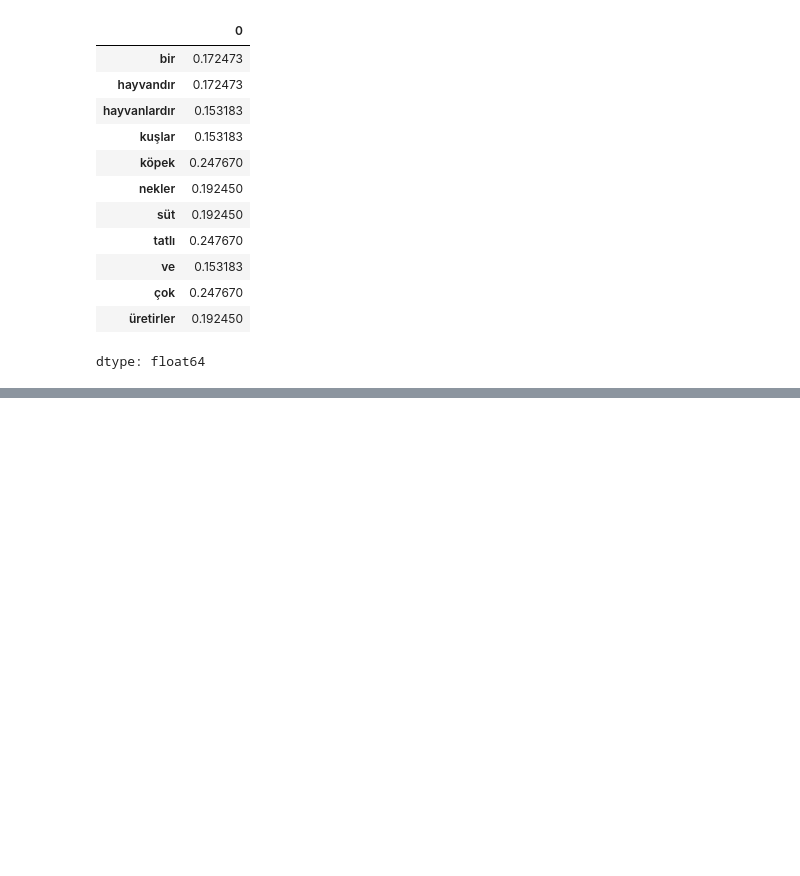
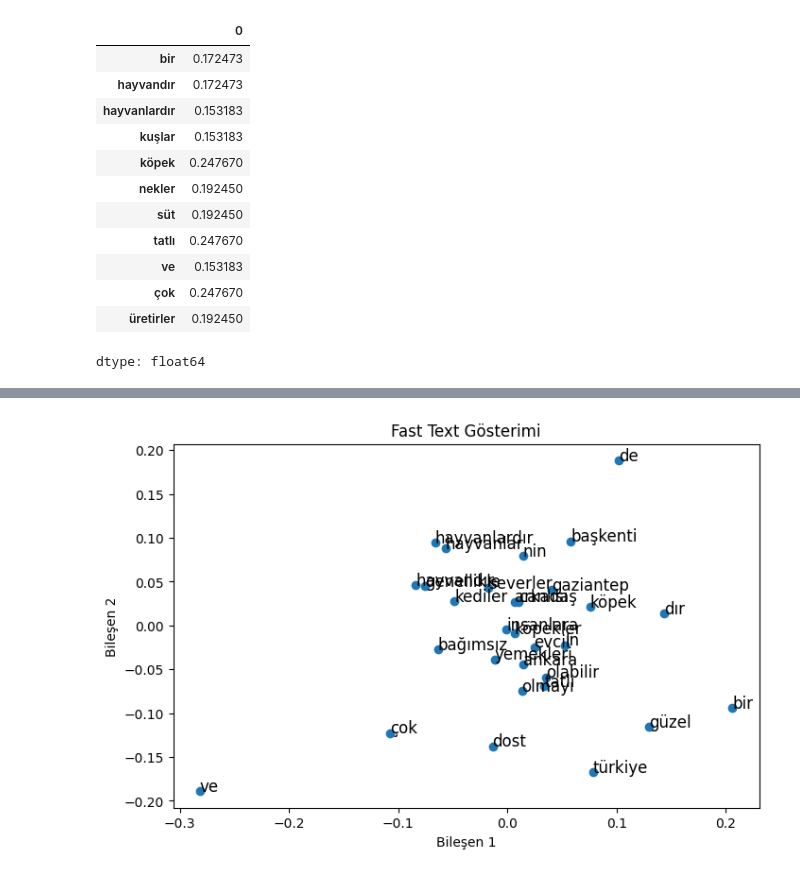
Before and after one commit to ArsenLupen53/GYZU-BTK-codespace, a Jupyter notebook: öznitelik_çıkarma/metinlerden_oznitelik_cikarma.ipynb, the cells around one changed output, grey strips where cells are left out. Drawn from its saved outputs; the diff is of its cells as text; code cells hidden in the pictures; blank space fills up the shorter version.

```diff
--- a/öznitelik_çıkarma/metinlerden_oznitelik_cikarma.ipynb
+++ b/öznitelik_çıkarma/metinlerden_oznitelik_cikarma.ipynb
@@ -234,0 +299,9 @@ dtype: float64
+# %%
+# fast text
+fasttext_model = FastText(
+    sentences = tokenize_cumleler,
+    vector_size = 2,
+    window = 5,
+    min_count = 1,
+    sg = 0
+)
@@ -234,0 +328,4 @@ dtype: float64
+# %%
+plot_word_embeddings(fasttext_model, "Fast Text Gösterimi")
+# %% [output]
+[figure, added]
```
Also changed, not shown: parts of 21 cells of this notebook.
